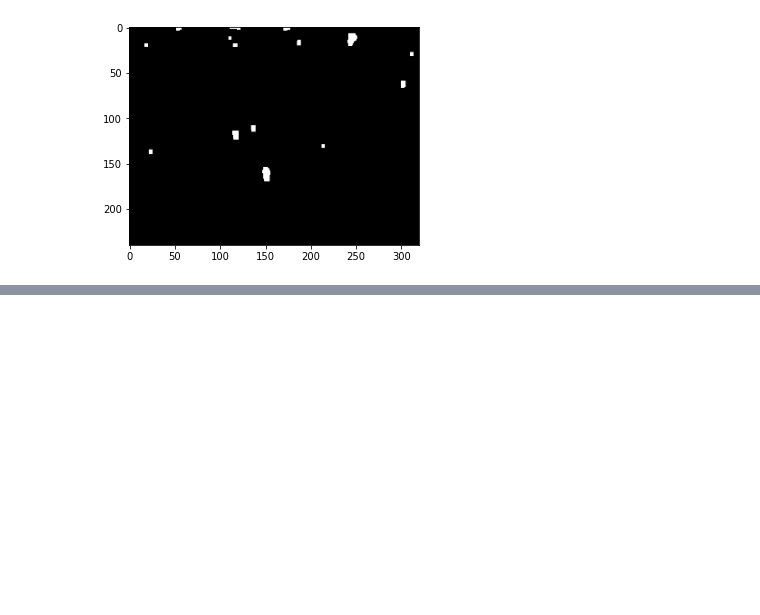
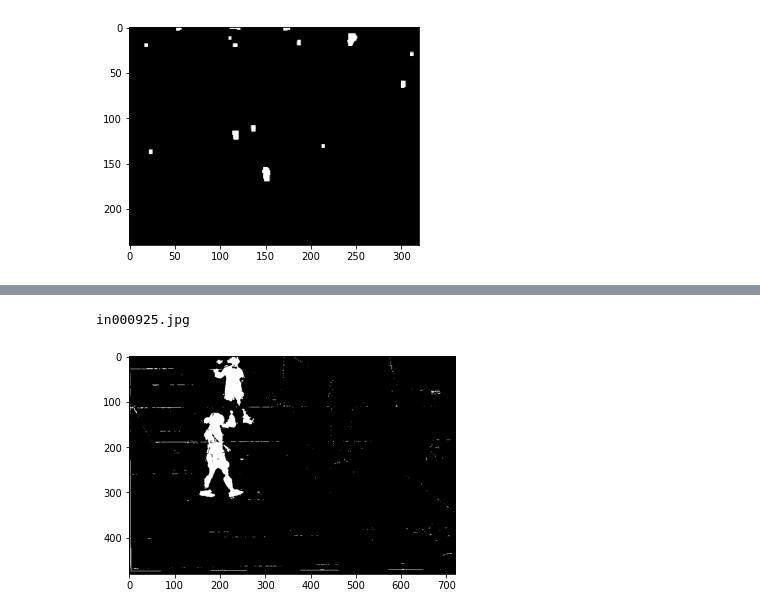
Before and after one commit to chiragmohapatra/BackgroundSubtraction, a Jupyter notebook: main.ipynb, the cells around one changed output, grey strips where cells are left out. Drawn from its saved outputs; the diff is of its cells as text; code cells hidden in the pictures; blank space fills up the shorter version.

```diff
--- a/main.ipynb
+++ b/main.ipynb
@@ -382,2 +320,6 @@ Frame: 1148/1150 -  Tracked points : 116
 # %%
-write_output_frames(args, out_frames)
+print(masks[125][0])
+show_image(masks[125][1])
+# %% [output]
+in000925.jpg
+[figure, added]
```
Also changed, not shown: parts of 14 cells of this notebook, 4 other files.
